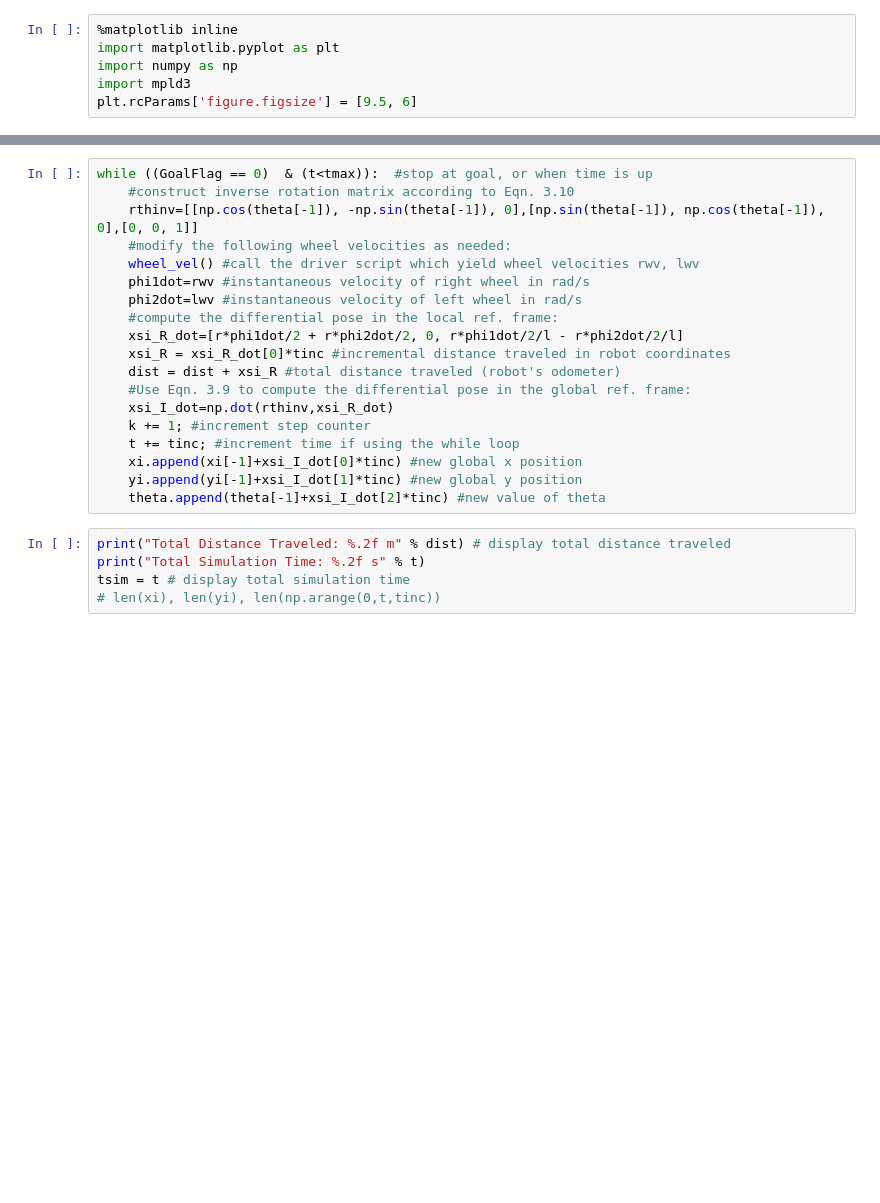
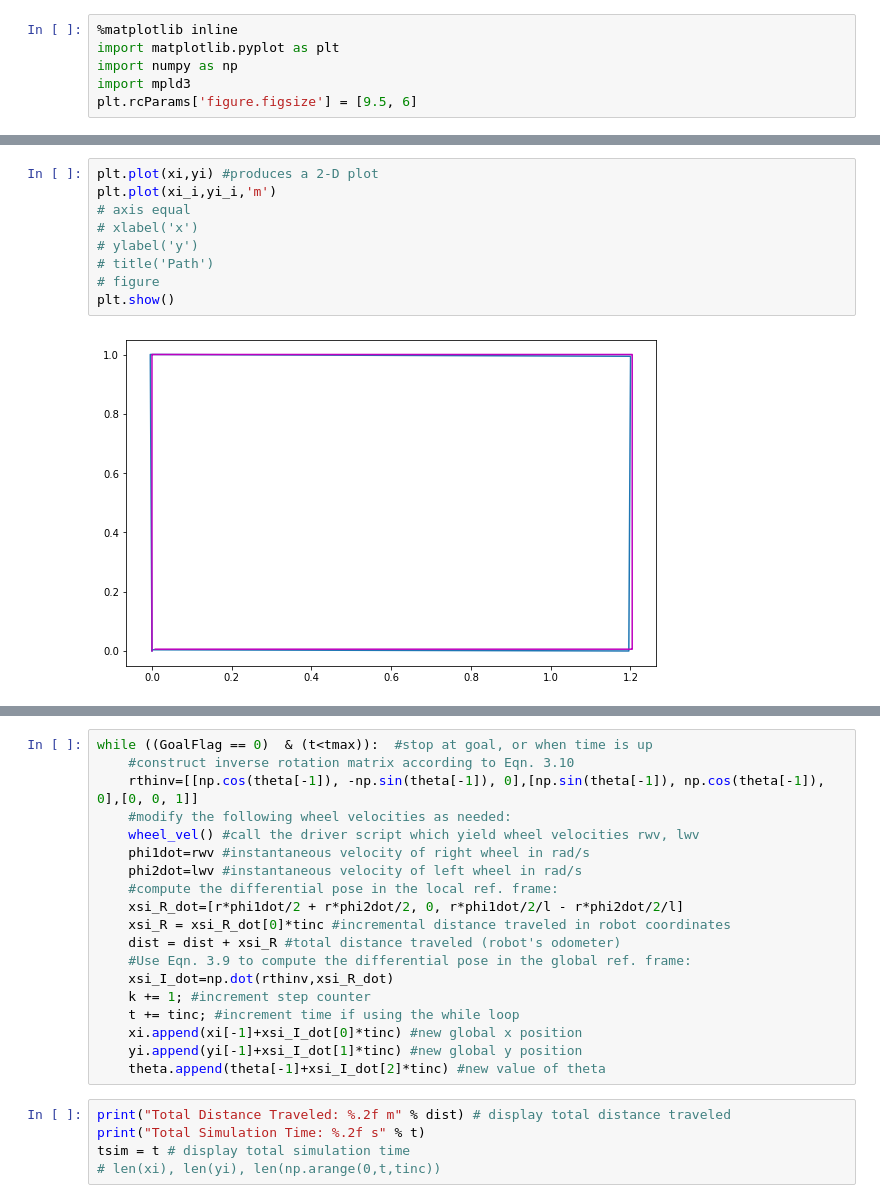
Before and after one commit to rafaelbidese/ddmr-simulator, a Jupyter notebook: ddmr_simulator.ipynb, the cells around one changed output, grey strips where cells are left out. Cells and saved outputs as stored; diff of their text form; blank space fills up the shorter version.

```diff
--- a/ddmr_simulator.ipynb
+++ b/ddmr_simulator.ipynb
@@ -74,0 +158,11 @@ def wheel_vel():
+# %%
+plt.plot(xi,yi) #produces a 2-D plot
+plt.plot(xi_i,yi_i,'m')
+# axis equal
+# xlabel('x')
+# ylabel('y')
+# title('Path')
+# figure
+plt.show()
+# %% [output]
+[figure, added]
```
Also changed, not shown: parts of 14 cells of this notebook.
